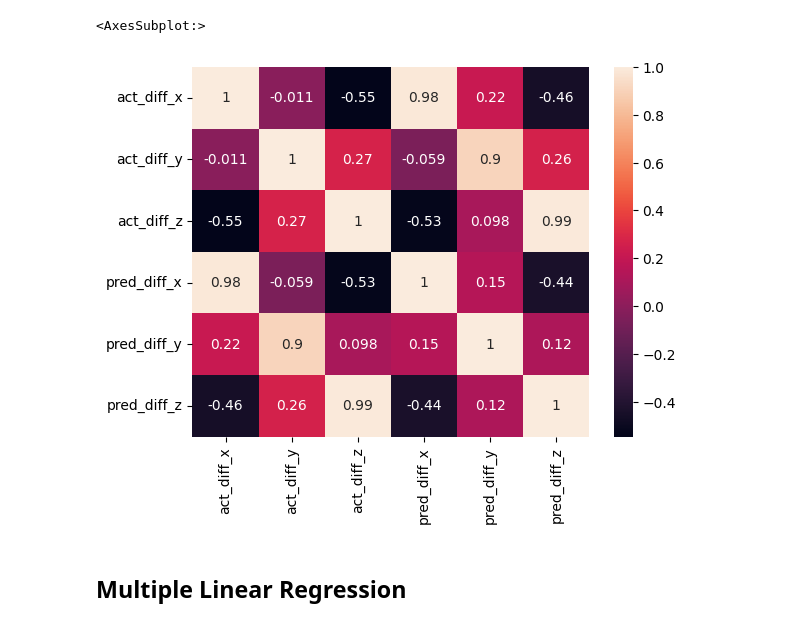
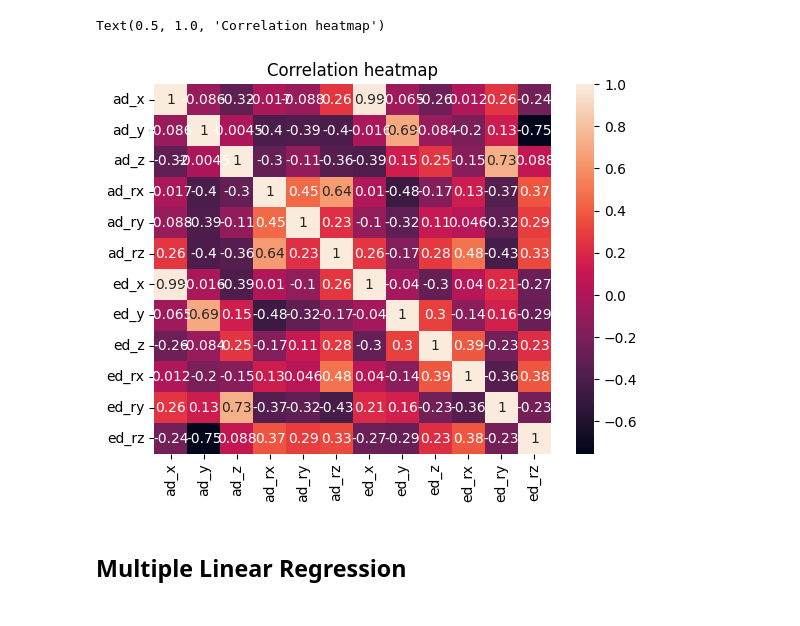
Before and after one commit to JimmyDanger12/rocsys, a Jupyter notebook: data_exploration.ipynb, the cells around one changed output. Saved outputs shown, nothing was run; the diff lists cells and outputs as text; code cells hidden in the pictures.

```diff
--- a/data_exploration.ipynb
+++ b/data_exploration.ipynb
@@ -7,2 +12,2 @@ pd.options.mode.chained_assignment = None
 # %%
-file_raw = pd.read_csv("Offset robot.csv",skiprows=4)
+data_raw = pd.read_csv("Offset robot.csv",skiprows=5)
@@ -86,0 +78,3 @@ diff_df
+# %%
+diff_df = data_raw.iloc[:,24:]
+diff_df
@@ -87,8 +99,8 @@ diff_df
 # %%
-sns.heatmap(diff_df.corr(),annot=True)
+sns.heatmap(diff_df.iloc[:,:12].corr(),annot=True).set_title("Correlation heatmap")
 # %% [output]
-<AxesSubplot:>
+Text(0.5, 1.0, 'Correlation heatmap')
-[figure, old version]
+[figure, new version]
 # %% [markdown]
 ## Multiple Linear Regression
 # %%
```
Also changed, not shown: parts of 30 cells of this notebook, 3 other files.
